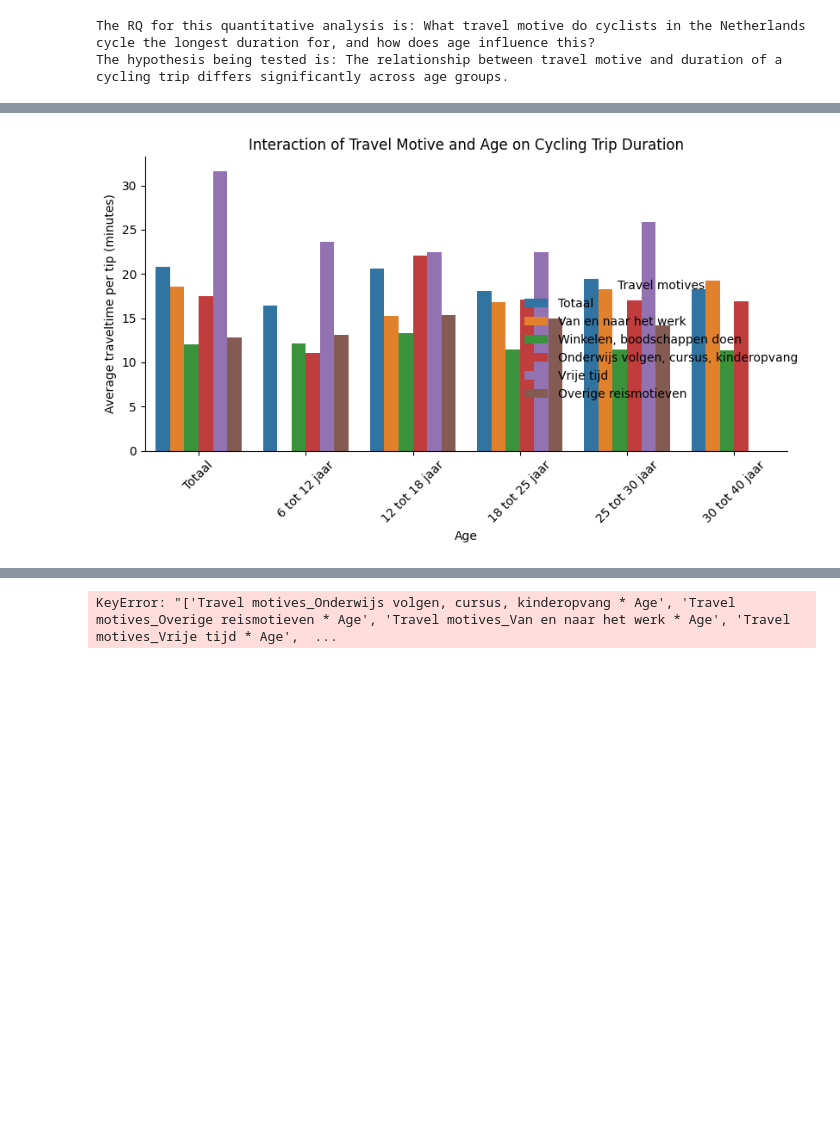
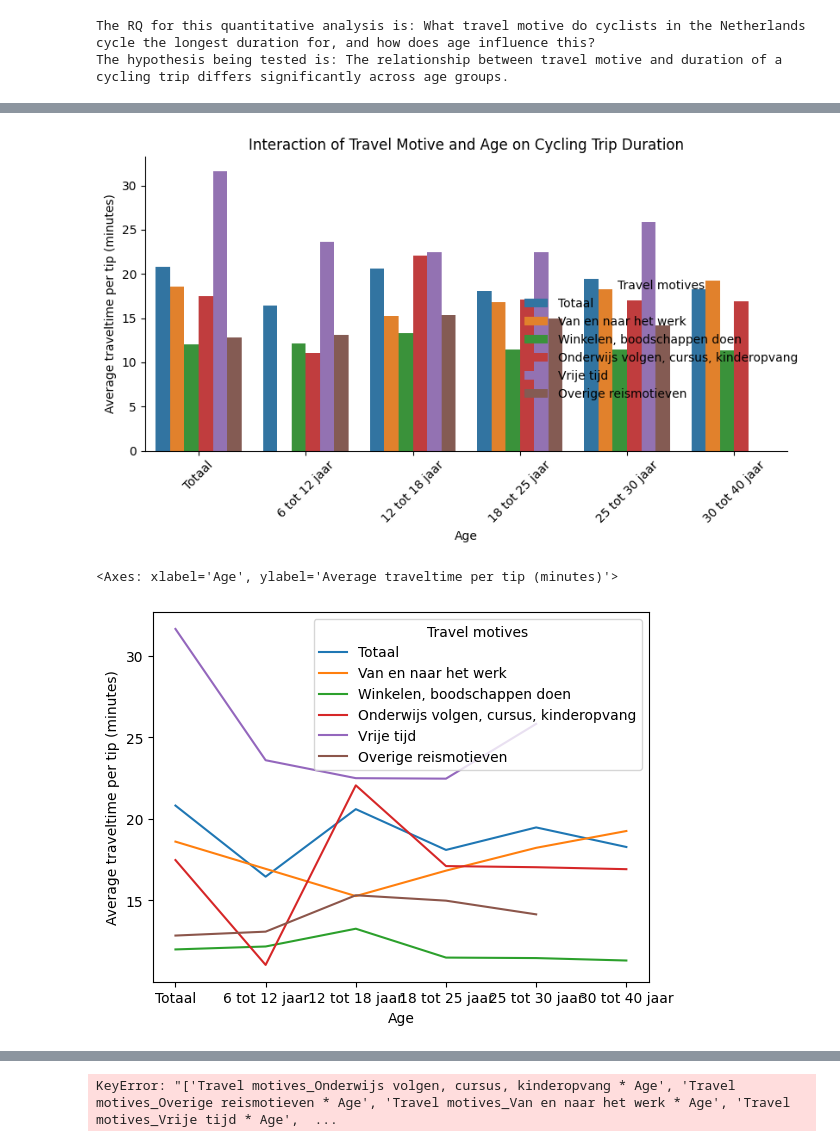
Before and after one commit to Angel-1213/six4change-quant-data, a Jupyter notebook: data analysis/Linear-regression2.ipynb, the cells around one changed output, grey strips where cells are left out. Saved outputs shown, nothing was run; the diff lists cells and outputs as text; code cells hidden in the pictures; blank space fills up the shorter version.

```diff
--- a/data analysis/Linear-regression2.ipynb
+++ b/data analysis/Linear-regression2.ipynb
@@ -98,16 +208,25 @@ for t_col, a_col in product(travel_cols, age_cols):
 # %%
 import seaborn as sns
 
 sns.catplot(
     data=bicycle_data,
     kind="bar",
     x="Age",
     y="Average traveltime per tip (minutes)",
     hue="Travel motives",
 )
 plt.title("Interaction of Travel Motive and Age on Cycling Trip Duration")
 plt.xticks(rotation=45)
 plt.tight_layout()
 plt.show()
+
+sns.lineplot(
+    data=bicycle_data,
+    x="Age",
+    y="Average traveltime per tip (minutes)",
+    hue="Travel motives",
+)
 # %% [output]
 [figure]
+<Axes: xlabel='Age', ylabel='Average traveltime per tip (minutes)'>
+[figure, added]
```
Also changed, not shown: parts of 5 cells of this notebook, 5 other files.
